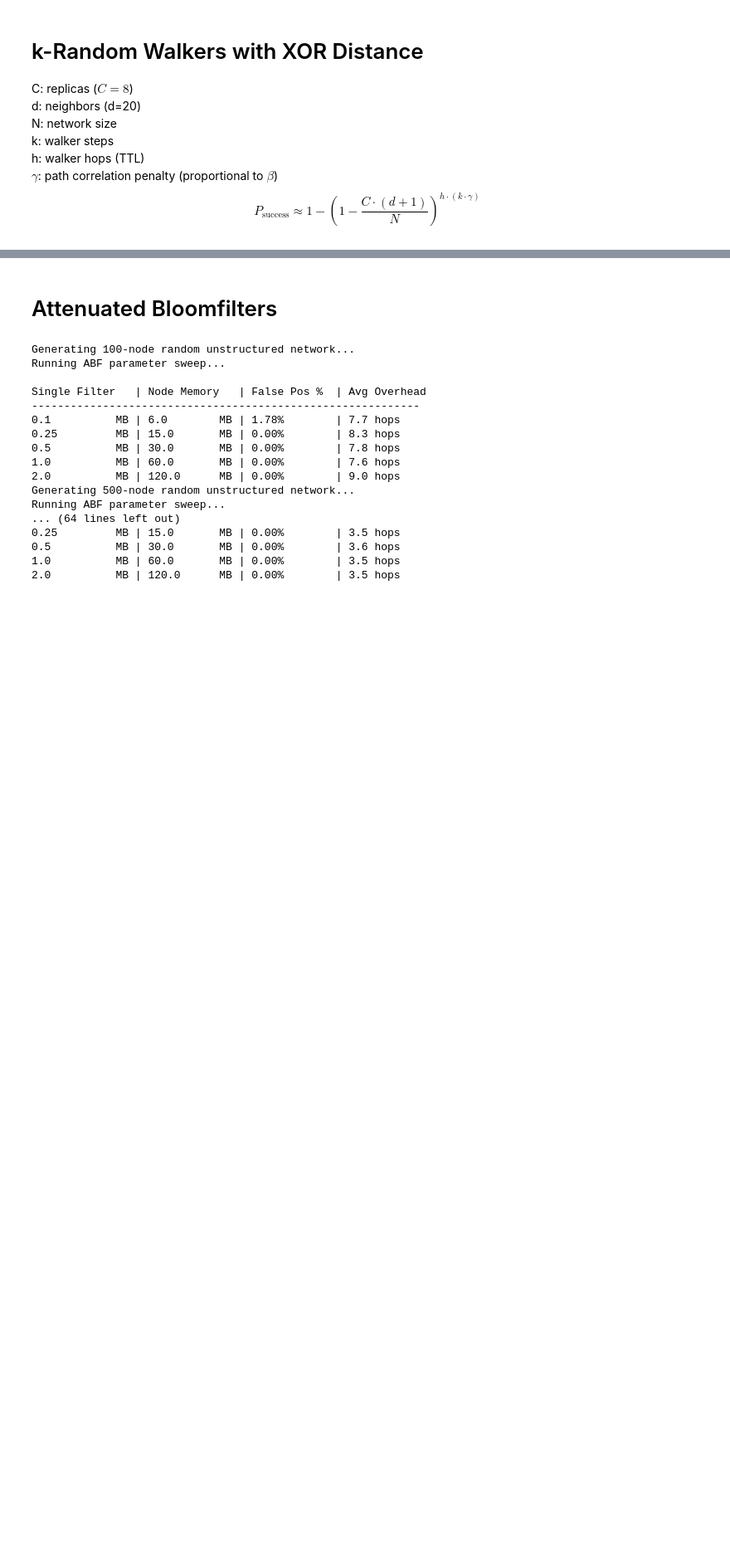
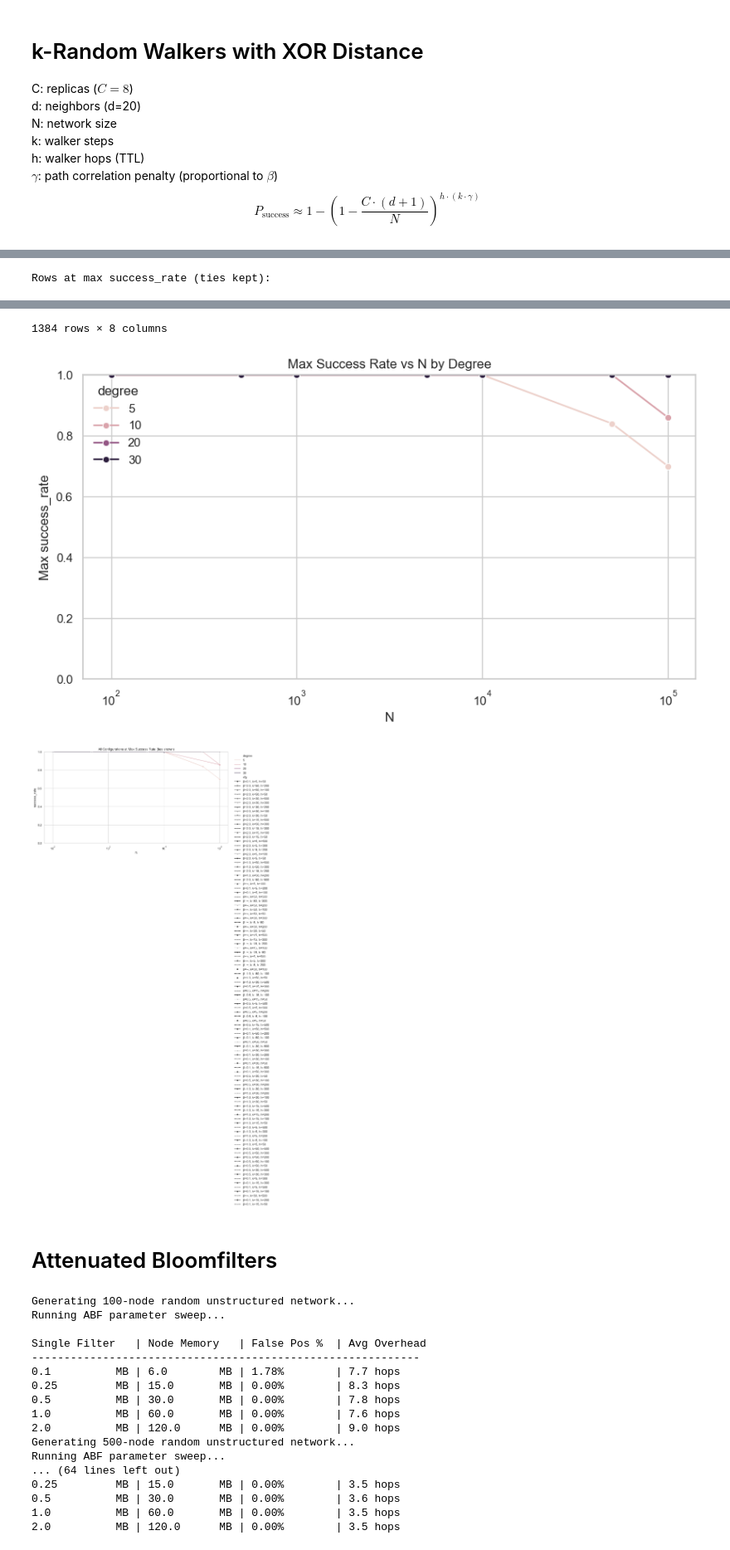
Before and after one commit to nicktagliamonte/fall25_independentStudy, a Jupyter notebook: scripts/random_walk/randomWalk.ipynb, the cells around one changed output, grey strips where cells are left out. Shown at 83% size. Drawn from its saved outputs; the diff is of its cells as text; code cells hidden in the pictures; blank space fills up the shorter version.

```diff
--- a/scripts/random_walk/randomWalk.ipynb
+++ b/scripts/random_walk/randomWalk.ipynb
@@ -187,0 +363,70 @@ inf   | 50   | 500     | 22%           | 22685.2       | 290.5
+# %%
+# ...existing code...
+import numpy as np
+import pandas as pd
+import seaborn as sns
+import matplotlib.pyplot as plt
+
+sns.set_theme(style="whitegrid")
+
+df = results.copy()
+for c in ["N", "degree", "beta", "k", "h", "success_rate", "avg_overhead", "avg_latency"]:
+    df[c] = pd.to_numeric(df[c], errors="coerce")
+
+# 1) Keep ALL rows tied at max success_rate within each (N, degree)
+group_cols = ["N", "degree"]
+max_rows = df[df["success_rate"].eq(df.groupby(group_cols)["success_rate"].transform("max"))].copy()
+
+# Optional pretty label for tied configurations
+max_rows["beta_label"] = max_rows["beta"].replace(np.inf, np.nan).astype(str).replace({"nan": "∞"})
+max_rows["cfg"] = max_rows.apply(
+    lambda r: f"β={r['beta_label']}, k={int(r['k'])}, h={int(r['h'])}",
+    axis=1
+)
+
+# 2) Show ALL tied maxima + unplotted variables
+max_table = max_rows[
+    ["N", "degree", "success_rate", "beta", "k", "h", "avg_overhead", "avg_latency"]
+].sort_values(["N", "degree", "beta", "k", "h"])
+print("Rows at max success_rate (ties kept):")
+display(max_table)
+
+# 3) Plot max-success envelope by (N, degree)
+envelope = (
+    max_rows.groupby(["N", "degree"], as_index=False)["success_rate"]
+    .max()
+    .sort_values(["degree", "N"])
+)
+
+plt.figure(figsize=(10, 5))
+sns.lineplot(data=envelope, x="N", y="success_rate", hue="degree", marker="o")
+plt.xscale("log")
+plt.ylim(0, 1)
+plt.title("Max Success Rate vs N by Degree")
+plt.ylabel("Max success_rate")
+plt.show()
+
+# 4) Plot tied-max configurations as separate lines (shows both/all ties)
+plt.figure(figsize=(12, 6))
+sns.lineplot(
+    data=max_rows.sort_values("N"),
+    x="N",
+    y="success_rate",
+    hue="degree",
+    style="cfg",
+    units="cfg",
+    estimator=None,
+    markers=True,
+    dashes=False,
+    alpha=0.85
+)
+plt.xscale("log")
+plt.ylim(0, 1)
+plt.title("All Configurations at Max Success Rate (ties shown)")
+plt.ylabel("success_rate")
+plt.legend(bbox_to_anchor=(1.02, 1), loc="upper left")
+plt.tight_layout()
+plt.show()
+# ...existing code...
+# %% [output]
+Rows at max success_rate (ties kept):
@@ -188,3 +445,6 @@ inf   | 50   | 500     | 22%           | 22685.2       | 290.5
+1384 rows × 8 columns
+[figure, added]
+[figure, added]
 # %% [markdown]
 # Attenuated Bloomfilters
 # %%
```
Also changed, not shown: parts of 7 cells of this notebook.
